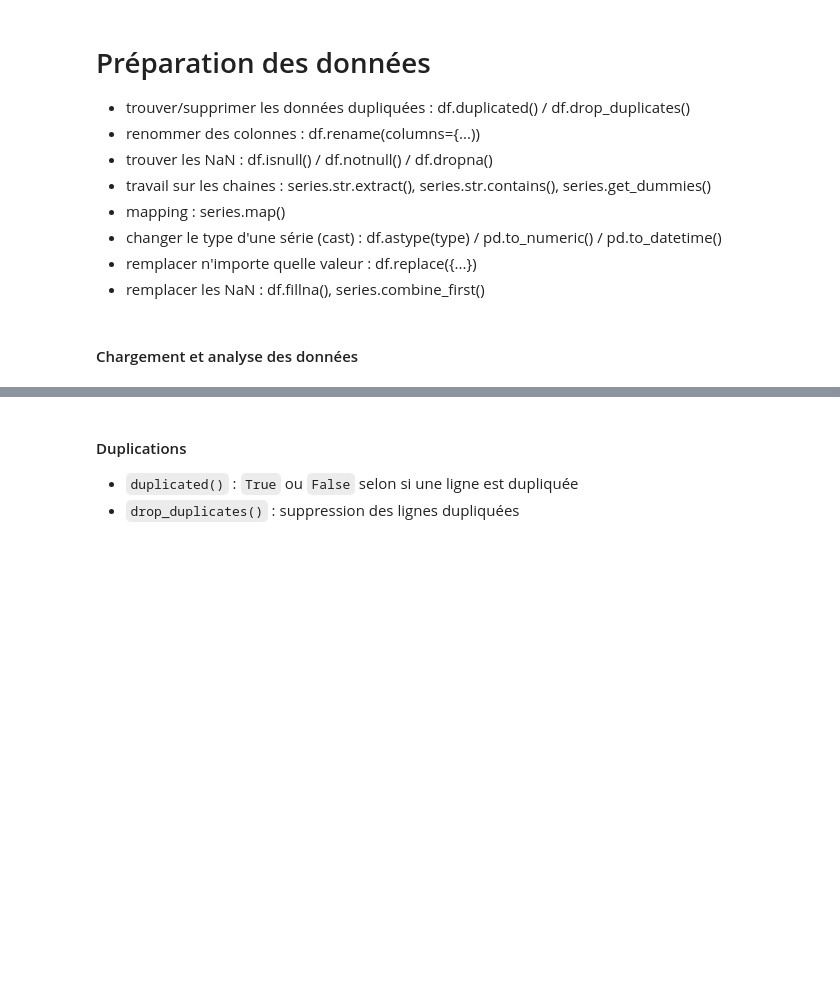
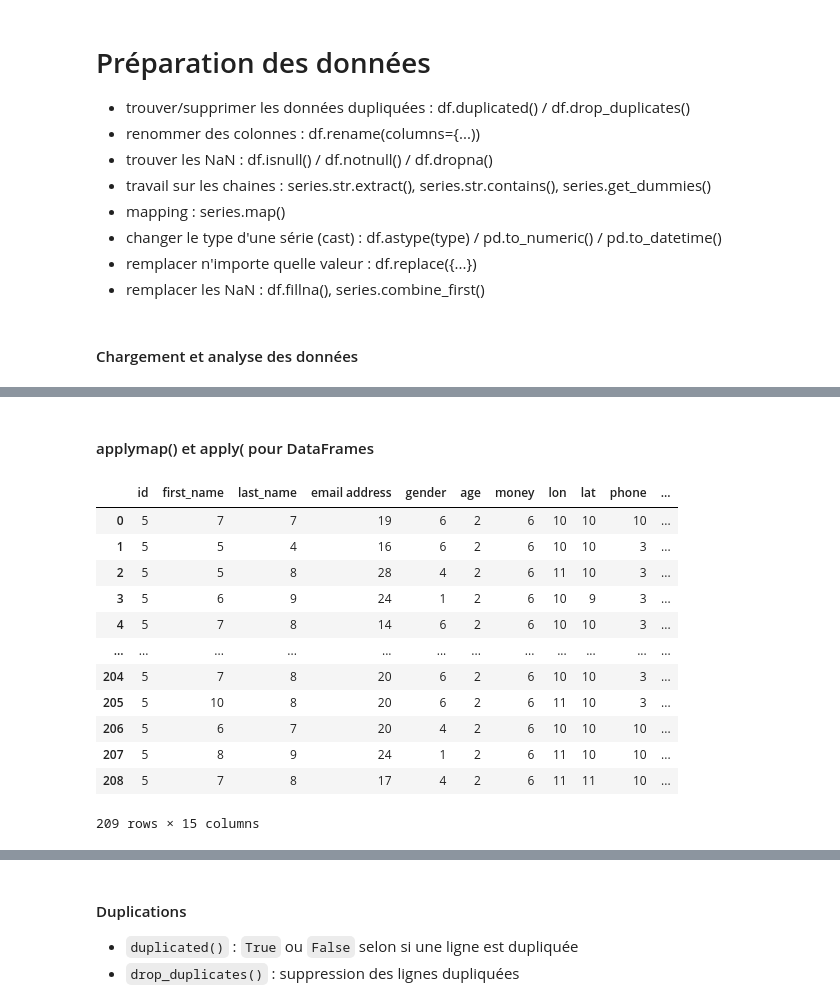
Before and after one commit to cliaigre/Kit-Start-Data, a Jupyter notebook: session3/session3.ipynb, the cells around one changed output, grey strips where cells are left out. Drawn from its saved outputs; the diff is of its cells as text; code cells hidden in the pictures; blank space fills up the shorter version.

```diff
--- a/session3/session3.ipynb
+++ b/session3/session3.ipynb
@@ -27,0 +60,19 @@ df.info()
+# %% [markdown]
+#### applymap() et apply( pour DataFrames
+# %%
+# longueur de chaque élément passé en string
+df.astype(str).applymap(len)
+# %% [output]
+|  | id | first_name | last_name | email address | gender | age | money | lon | lat | phone | ... |
+| 0 | 5 | 7 | 7 | 19 | 6 | 2 | 6 | 10 | 10 | 10 | ... |
+| 1 | 5 | 5 | 4 | 16 | 6 | 2 | 6 | 10 | 10 | 3 | ... |
+| 2 | 5 | 5 | 8 | 28 | 4 | 2 | 6 | 11 | 10 | 3 | ... |
+| 3 | 5 | 6 | 9 | 24 | 1 | 2 | 6 | 10 | 9 | 3 | ... |
+| 4 | 5 | 7 | 8 | 14 | 6 | 2 | 6 | 10 | 10 | 3 | ... |
+| ... | ... | ... | ... | ... | ... | ... | ... | ... | ... | ... | ... |
+| 204 | 5 | 7 | 8 | 20 | 6 | 2 | 6 | 10 | 10 | 3 | ... |
+| 205 | 5 | 10 | 8 | 20 | 6 | 2 | 6 | 11 | 10 | 3 | ... |
+| 206 | 5 | 6 | 7 | 20 | 4 | 2 | 6 | 10 | 10 | 10 | ... |
+| 207 | 5 | 8 | 9 | 24 | 1 | 2 | 6 | 11 | 10 | 10 | ... |
+| 208 | 5 | 7 | 8 | 17 | 4 | 2 | 6 | 11 | 11 | 10 | ... |
+209 rows × 15 columns
```
Also changed, not shown: parts of 104 cells of this notebook.
